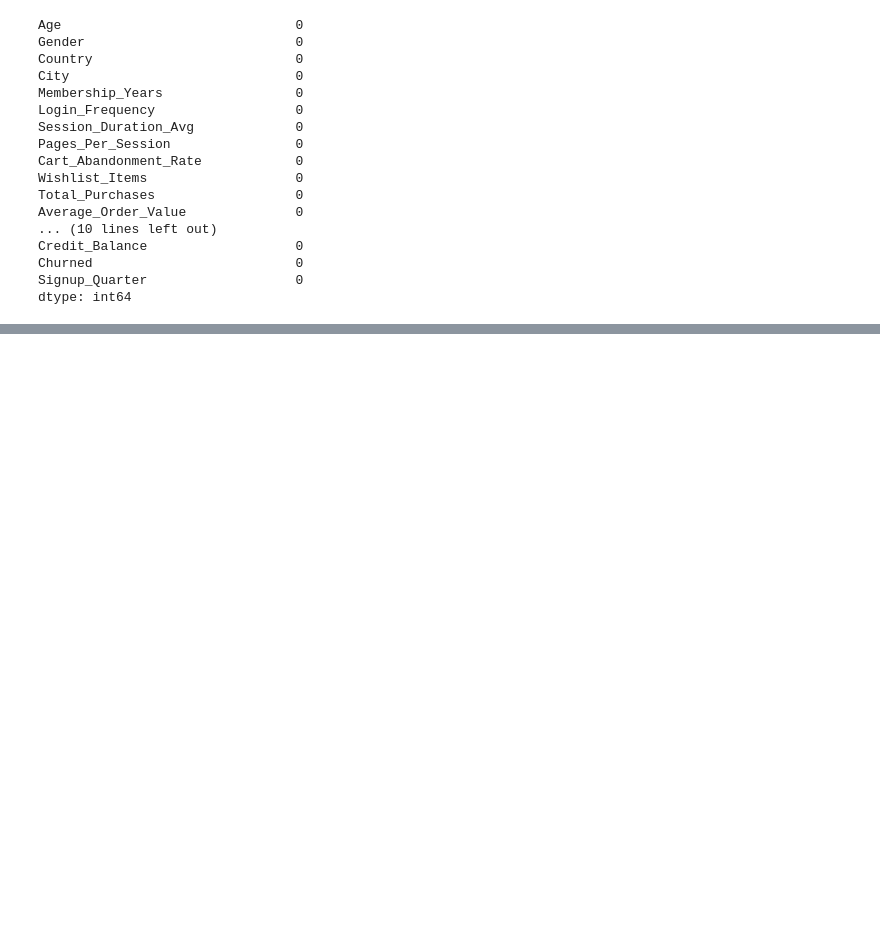
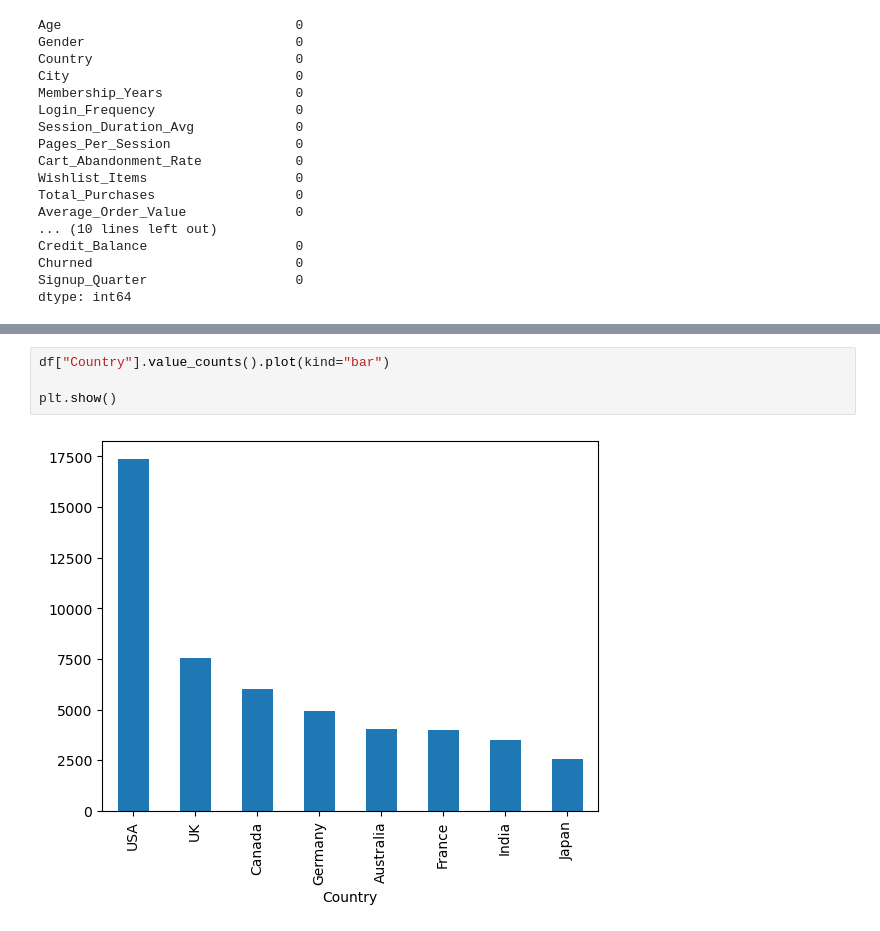
Before and after one commit to sejal18c/Customer-Shopping-Analytics, a Jupyter notebook: notebooks/eda.ipynb, the cells around one changed output, grey strips where cells are left out. Drawn from its saved outputs; the diff is of its cells as text; blank space fills up the shorter version.

```diff
--- a/notebooks/eda.ipynb
+++ b/notebooks/eda.ipynb
@@ -188,0 +218,6 @@ dtype: int64
+# %%
+df["Country"].value_counts().plot(kind="bar")
+
+plt.show()
+# %% [output]
+[figure, added]
```
Also changed, not shown: parts of 8 cells of this notebook, 1 other file.
